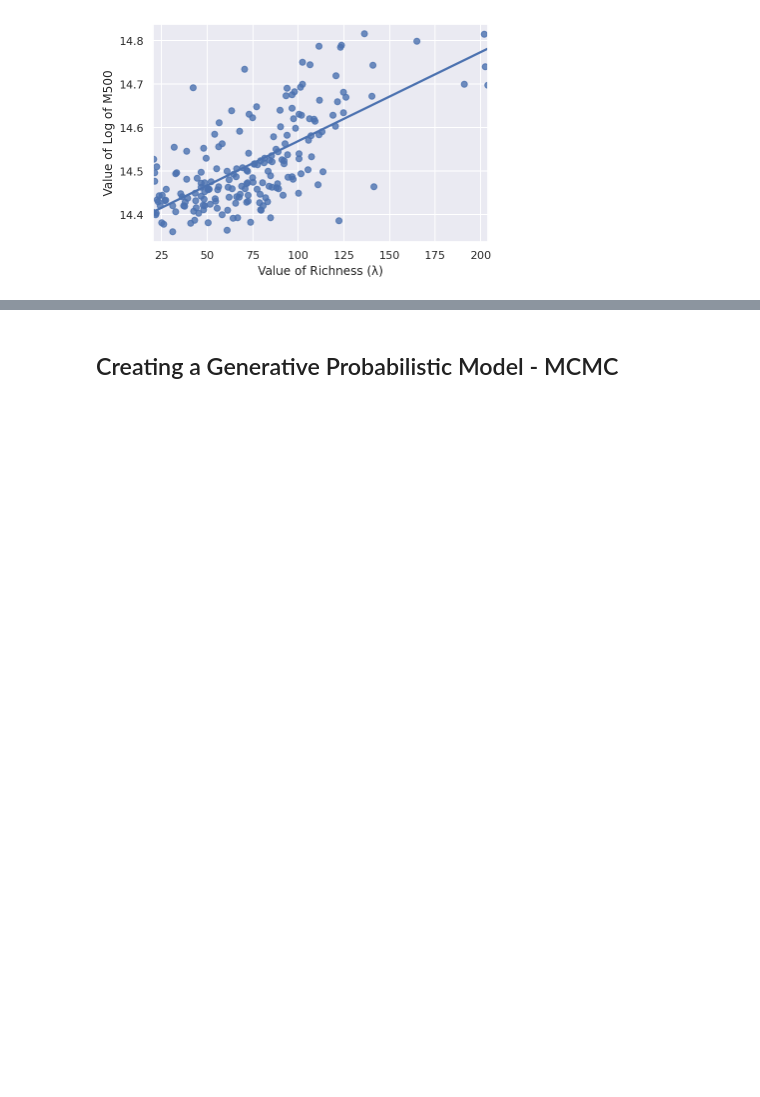
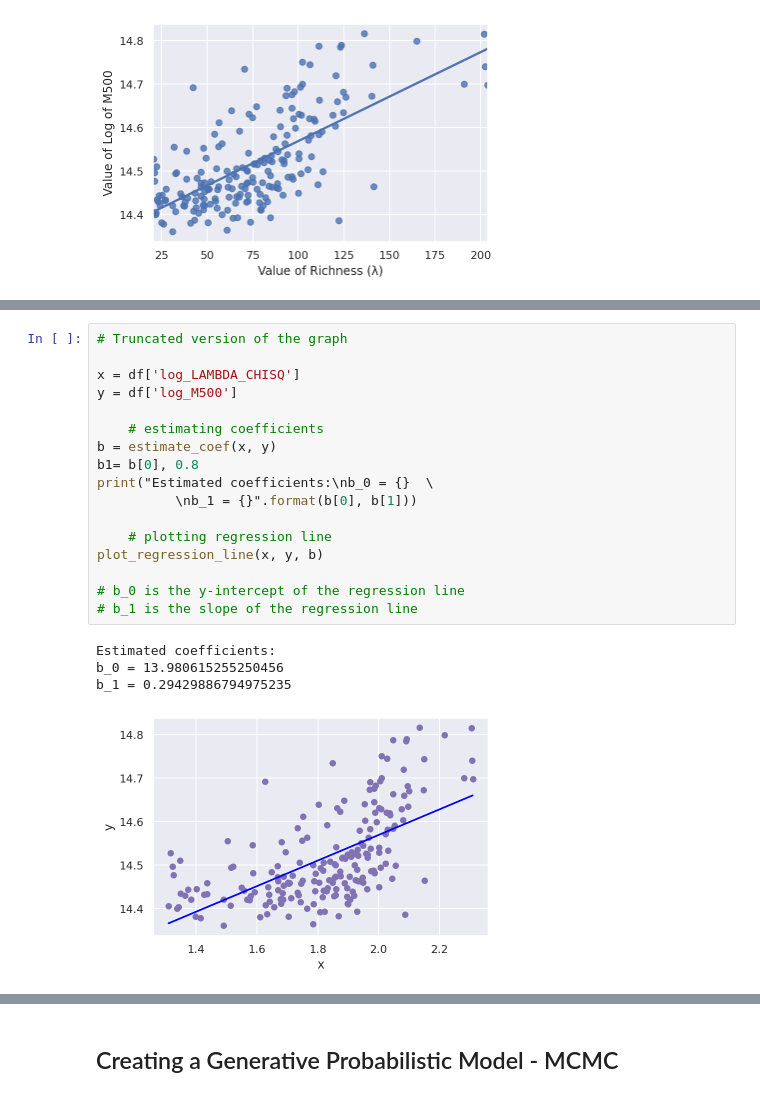
Before and after one commit to allenpinjic/mustar-project, a Jupyter notebook: notebook/Experimenting_With_Models.ipynb, the cells around one changed output, grey strips where cells are left out. Saved outputs shown, nothing was run; the diff lists cells and outputs as text; blank space fills up the shorter version.

```diff
--- a/notebook/Experimenting_With_Models.ipynb
+++ b/notebook/Experimenting_With_Models.ipynb
@@ -130 +140,23 @@ b_1 = 0.0020435558499231885
+# %%
+# Truncated version of the graph
+
+x = df['log_LAMBDA_CHISQ']
+y = df['log_M500']
+
+    # estimating coefficients
+b = estimate_coef(x, y)
+b1= b[0], 0.8
+print("Estimated coefficients:\nb_0 = {}  \
+          \nb_1 = {}".format(b[0], b[1]))
+
+    # plotting regression line
+plot_regression_line(x, y, b)
+
+# b_0 is the y-intercept of the regression line
+# b_1 is the slope of the regression line
+# %% [output]
+Estimated coefficients:
+b_0 = 13.980615255250456
+b_1 = 0.29429886794975235
+[figure, added]
 # %%
```
Also changed, not shown: parts of 30 cells of this notebook.
